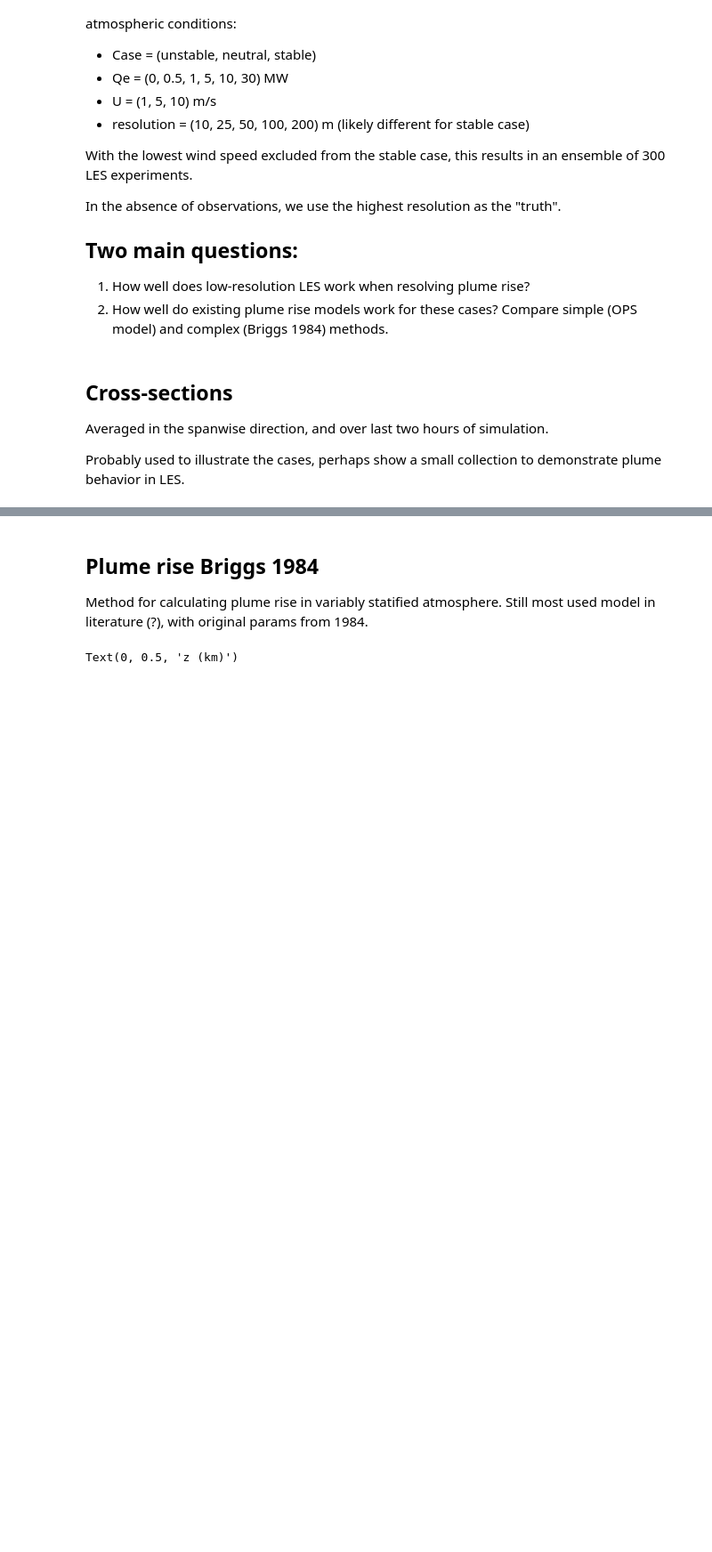
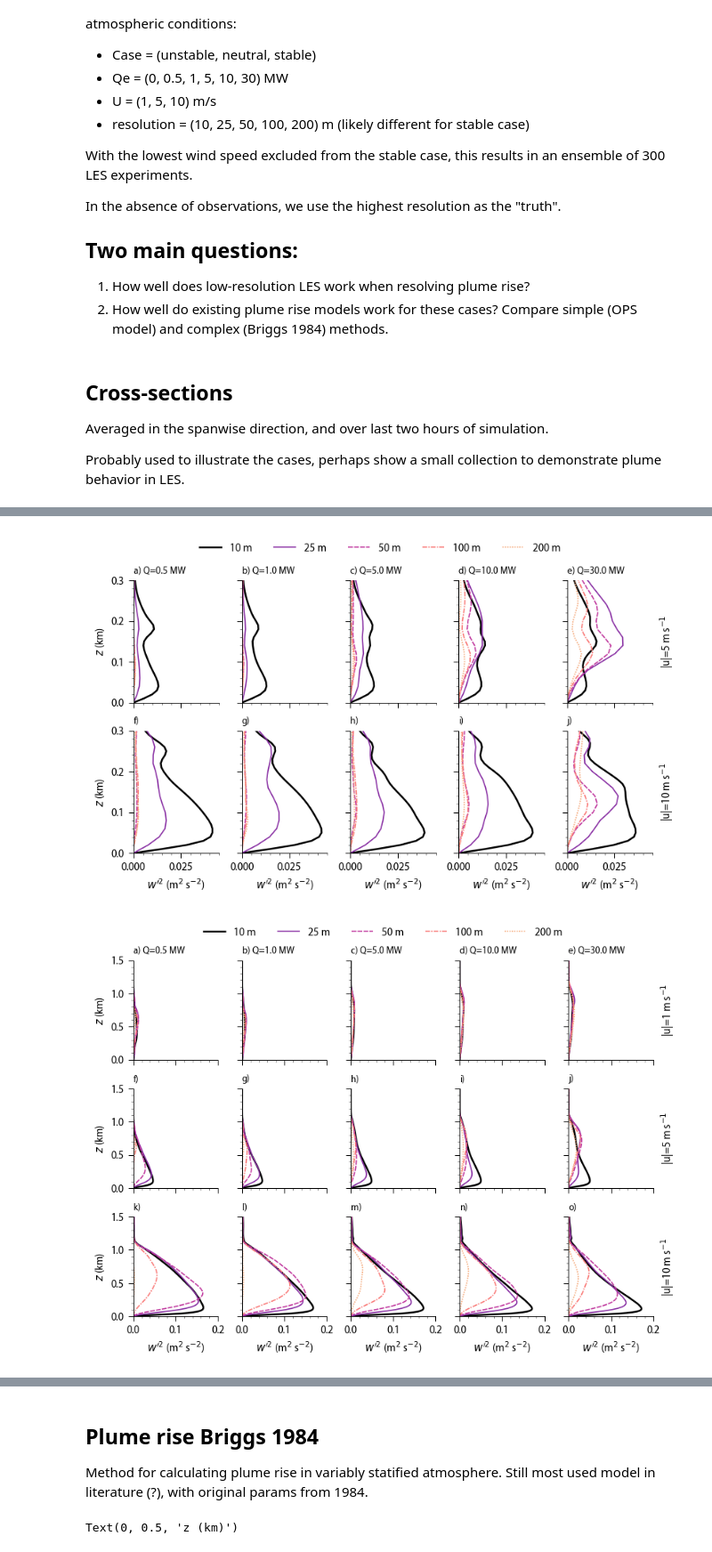
Before and after one commit to bartvstratum/notebooks, a Jupyter notebook: 2024_catrine/analyse_LES_v2.ipynb, the cells around one changed output, grey strips where cells are left out. Shown at 89% size. Cells and saved outputs as stored; diff of their text form; code cells hidden in the pictures; blank space fills up the shorter version.

```diff
--- a/2024_catrine/analyse_LES_v2.ipynb
+++ b/2024_catrine/analyse_LES_v2.ipynb
@@ -440,0 +404,74 @@ plot_peak_profiles('convective', x_max=1.5, y_max=1.9, fig_height=5.5)
+# %%
+pl.close('all')
+
+def plot_w2_profiles(sim, x_max, y_max, fig_height):
+
+    stable = True if 'stable' in sim else False
+
+    Q_range = get_range('Q', sim)[1:]
+    res_range = get_range('res', sim)
+    u_range = get_range('u', sim)
+
+    # Create discrete colors.
+    cmap = cmaps.agsunset
+    cc = cmap(np.linspace(0, 0.8, len(res_range)))
+    cc[0] = [0, 0, 0, 1]
+
+    ls = ['-', '-', '--', '-.', ':', '-o']
+
+    ncol = Q_range.size
+    nrow = u_range.size
+
+    fig, axs = pl.subplots(nrow, ncol, figsize=(7, fig_height))
+
+    for j,u in enumerate(u_range):
+        for i,Q in enumerate(Q_range):
+
+            ax = axs[j,i]
+            n = i+j*Q_range.size
+            title = rf'{letter(n)}) Q={Q} MW' if j==0 else rf'{letter(n)})'
+            ax.set_title(title, loc='left', size=8)
+
+            for k,res in enumerate(res_range):
+                case = cases[case_name(sim, Q, u, res)]
+                lw = 1.5 if k==0 else 1
+
+                ax.plot(case.dsm.w_2, case.dsm.zh/1000, ls[k], ms=2, linewidth=lw, label=f'{res} m', color=cc[k])
+
+            ax.set_ylim(0, y_max)
+            ax.set_xlim(0, x_max)
+
+            if i>0:
+                ax.set_yticklabels([])
+            if j<u_range.size-1:
+                ax.set_xticklabels([])
+
+            if i==0:
+                ax.set_ylabel(r'$z$ (km)')
+            if j==u_range.size-1:
+                ax.set_xlabel(r'$w^{\prime 2}$ (m$^2$ s$^{-2}$)')
+
+
+    # Add single legend above figure.
+    pl.tight_layout()
+    tm = 0.83 if stable else 0.86
+    fig.subplots_adjust(top=tm, right=0.95)
+
+    handles, labels = ax.get_legend_handles_labels()
+    fig.legend(handles, labels, loc='upper center', ncol=res_range.size, bbox_to_anchor=(0.5, 0.95), frameon=False)
+
+    # Add wind speed labels.
+    for j in range(nrow):
+        p = axs[j,-1].get_position()
+        pl.figtext(p.x1+0.01, 0.5*(p.y0+p.y1), ha='left', va='center', rotation=90, s=rf'|u|={u_range[j]} m s$^{{{-1}}}$')
+
+    pl.savefig(f'figs/profiles_w2_{sim}.png', bbox_inches='tight')
+    pl.savefig(f'figs/profiles_w2_{sim}.pdf', bbox_inches='tight')
+
+
+plot_w2_profiles('stable', x_max=0.045, y_max=0.3, fig_height=4.5)
+plot_w2_profiles('neutral', x_max=0.20, y_max=1.5, fig_height=5.5)
+plot_w2_profiles('convective', x_max=2.2, y_max=1.9, fig_height=5.5)
+# %% [output]
+[figure, added]
+[figure, added]
```
Also changed, not shown: parts of 12 cells of this notebook.
